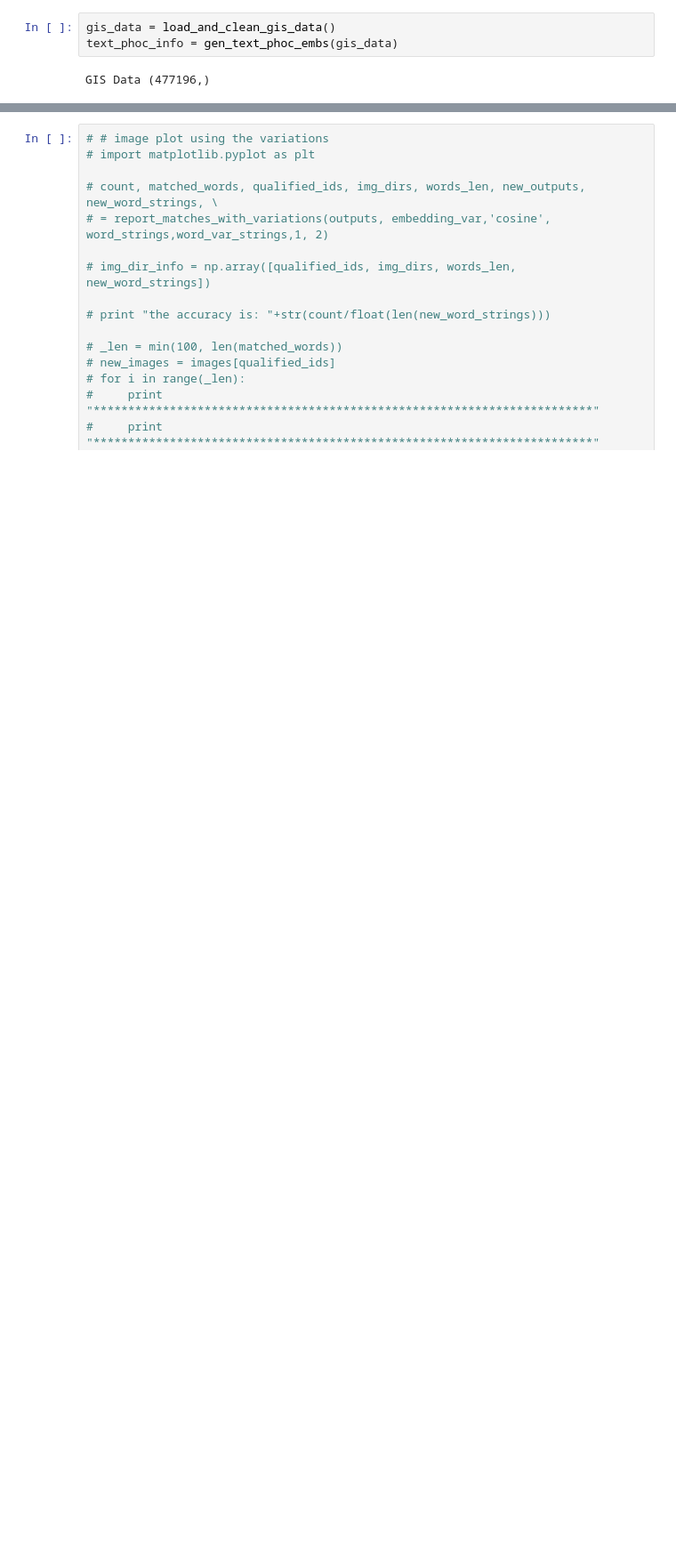
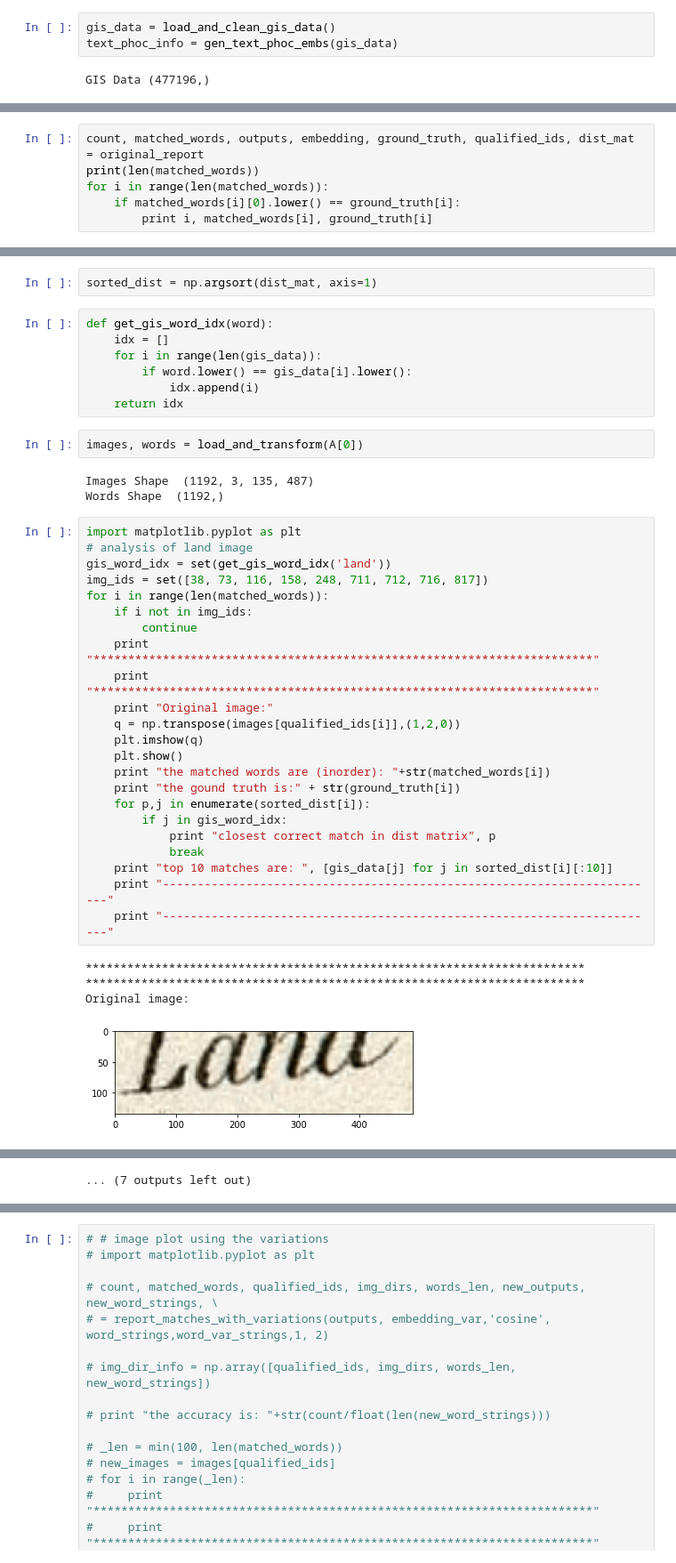
Before and after one commit to mudit1990/torch-phoc, a Jupyter notebook: src/images_to_extend_gis_data.ipynb, the cells around one changed output, grey strips where cells are left out. Shown at 89% size. Drawn from its saved outputs; the diff is of its cells as text; blank space fills up the shorter version.

```diff
--- a/src/images_to_extend_gis_data.ipynb
+++ b/src/images_to_extend_gis_data.ipynb
@@ -309,0 +292,6 @@ D0042-1070003
+# %%
+count, matched_words, outputs, embedding, ground_truth, qualified_ids, dist_mat = original_report
+print(len(matched_words))
+for i in range(len(matched_words)):
+    if matched_words[i][0].lower() == ground_truth[i]:
+        print i, matched_words[i], ground_truth[i]
@@ -309,0 +316,42 @@ D0042-1070003
+# %%
+sorted_dist = np.argsort(dist_mat, axis=1)
+# %%
+def get_gis_word_idx(word):
+    idx = []
+    for i in range(len(gis_data)):
+        if word.lower() == gis_data[i].lower():
+            idx.append(i)
+    return idx
+# %%
+images, words = load_and_transform(A[0])
+# %% [output]
+Images Shape  (1192, 3, 135, 487)
+Words Shape  (1192,)
+# %%
+import matplotlib.pyplot as plt
+# analysis of land image
+gis_word_idx = set(get_gis_word_idx('land'))
+img_ids = set([38, 73, 116, 158, 248, 711, 712, 716, 817])
+for i in range(len(matched_words)):
+    if i not in img_ids:
+        continue
+    print "************************************************************************"
+    print "************************************************************************"
+    print "Original image:"
+    q = np.transpose(images[qualified_ids[i]],(1,2,0))
+    plt.imshow(q)
+    plt.show()
+    print "the matched words are (inorder): "+str(matched_words[i])
+    print "the gound truth is:" + str(ground_truth[i])
+    for p,j in enumerate(sorted_dist[i]):
+        if j in gis_word_idx:
+            print "closest correct match in dist matrix", p
+            break
+    print "top 10 matches are: ", [gis_data[j] for j in sorted_dist[i][:10]]
+    print "------------------------------------------------------------------------"
+    print "------------------------------------------------------------------------"
+# %% [output]
+************************************************************************
+************************************************************************
+Original image:
+[figure, added]
@@ -309,0 +408 @@ D0042-1070003
+... (7 outputs left out)
```
Also changed, not shown: parts of 22 cells of this notebook, 44 other files.
